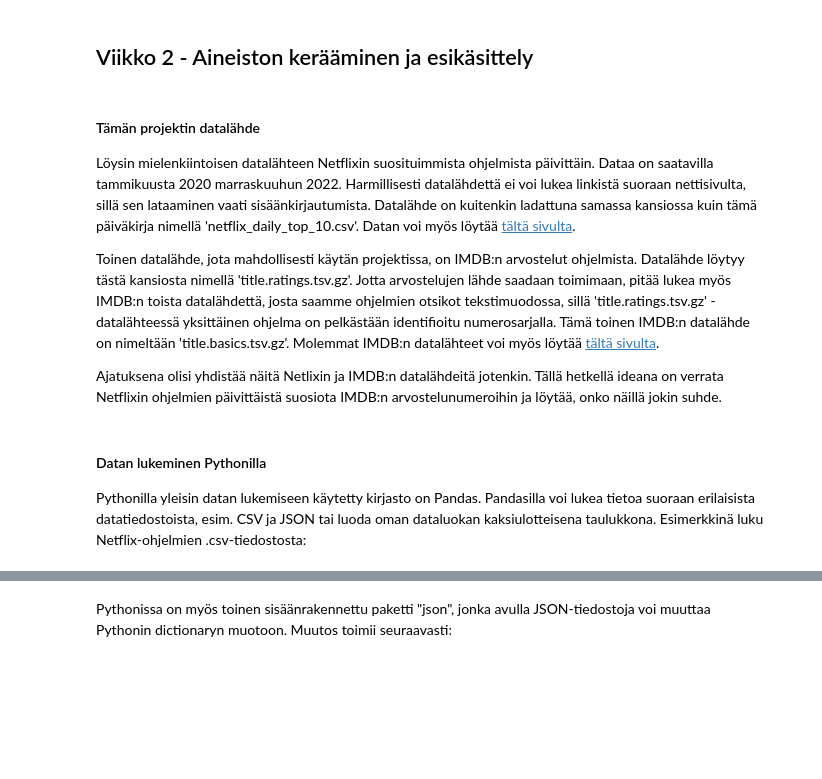
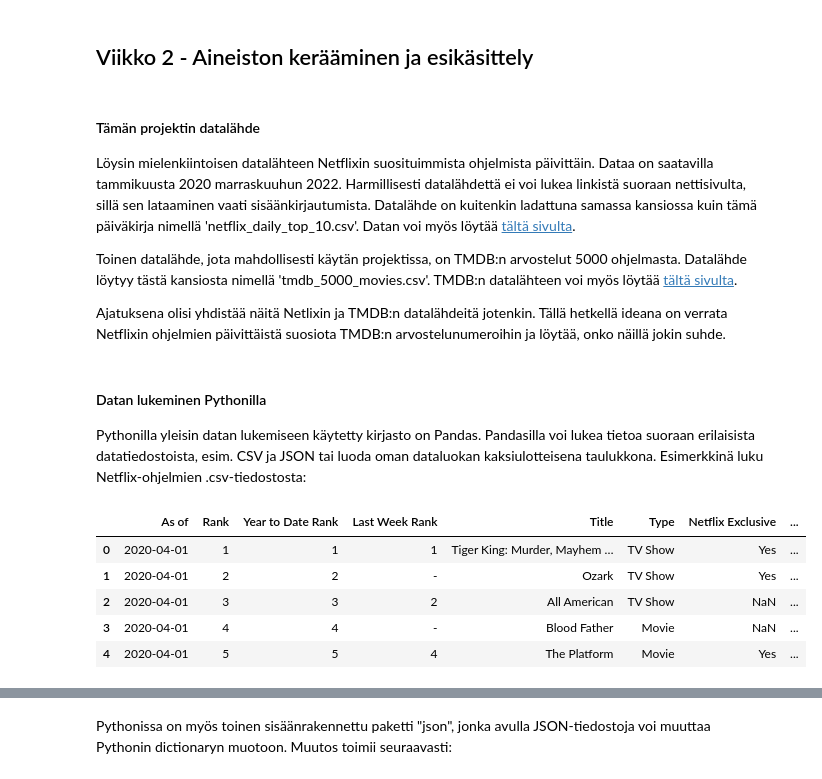
Before and after one commit to pinskii/Joda, a Jupyter notebook: learning_diary/learning_diary.ipynb, the cells around one changed output, grey strips where cells are left out. Cells and saved outputs as stored; diff of their text form; code cells hidden in the pictures; blank space fills up the shorter version.

```diff
--- a/learning_diary/learning_diary.ipynb
+++ b/learning_diary/learning_diary.ipynb
@@ -52,12 +52,20 @@ Dataa voidaan lukea esimerkiksi taulukoista tai muista tiedostoista ja tietokann
 
 Löysin mielenkiintoisen datalähteen Netflixin suosituimmista ohjelmista päivittäin. Dataa on saatavilla tammikuusta 2020 marraskuuhun 2022. Harmillisesti datalähdettä ei voi lukea linkistä suoraan nettisivulta, sillä sen lataaminen vaati sisäänkirjautumista. Datalähde on kuitenkin ladattuna samassa kansiossa kuin tämä päiväkirja nimellä 'netflix_daily_top_10.csv'. Datan voi myös löytää [tältä sivulta](https://www.kaggle.com/datasets/prasertk/netflix-daily-top-10-in-us?resource=download).
 
-Toinen datalähde, jota mahdollisesti käytän projektissa, on IMDB:n arvostelut ohjelmista. Datalähde löytyy tästä kansiosta nimellä 'title.ratings.tsv.gz'. Jotta arvostelujen lähde saadaan toimimaan, pitää lukea myös IMDB:n toista datalähdettä, josta saamme ohjelmien otsikot tekstimuodossa, sillä 'title.ratings.tsv.gz' -datalähteessä yksittäinen ohjelma on pelkästään identifioitu numerosarjalla. Tämä toinen IMDB:n datalähde on nimeltään 'title.basics.tsv.gz'. Molemmat IMDB:n datalähteet voi myös löytää [tältä sivulta](https://developer.imdb.com/non-commercial-datasets/).
+Toinen datalähde, jota mahdollisesti käytän projektissa, on TMDB:n arvostelut 5000 ohjelmasta. Datalähde löytyy tästä kansiosta nimellä 'tmdb_5000_movies.csv'. TMDB:n datalähteen voi myös löytää [tältä sivulta](https://www.kaggle.com/datasets/tmdb/tmdb-movie-metadata/data).
 
-Ajatuksena olisi yhdistää näitä Netlixin ja IMDB:n datalähdeitä jotenkin. Tällä hetkellä ideana on verrata Netflixin ohjelmien päivittäistä suosiota IMDB:n arvostelunumeroihin ja löytää, onko näillä jokin suhde.
+Ajatuksena olisi yhdistää näitä Netlixin ja TMDB:n datalähdeitä jotenkin. Tällä hetkellä ideana on verrata Netflixin ohjelmien päivittäistä suosiota TMDB:n arvostelunumeroihin ja löytää, onko näillä jokin suhde.
 # %% [markdown]
 #### Datan lukeminen Pythonilla
 
 Pythonilla yleisin datan lukemiseen käytetty kirjasto on Pandas. Pandasilla voi lukea tietoa suoraan erilaisista datatiedostoista, esim. CSV ja JSON tai luoda oman dataluokan kaksiulotteisena taulukkona. Esimerkkinä luku Netflix-ohjelmien .csv-tiedostosta:
 # %%
-# pd.read_csv("netflix_daily_top_10.csv")
+df_nf = pd.read_csv("netflix_daily_top_10.csv")
+df_nf.head()
+# %% [output]
+|  | As of | Rank | Year to Date Rank | Last Week Rank | Title | Type | Netflix Exclusive | ... |
+| 0 | 2020-04-01 | 1 | 1 | 1 | Tiger King: Murder, Mayhem … | TV Show | Yes | ... |
+| 1 | 2020-04-01 | 2 | 2 | - | Ozark | TV Show | Yes | ... |
+| 2 | 2020-04-01 | 3 | 3 | 2 | All American | TV Show | NaN | ... |
+| 3 | 2020-04-01 | 4 | 4 | - | Blood Father | Movie | NaN | ... |
+| 4 | 2020-04-01 | 5 | 5 | 4 | The Platform | Movie | Yes | ... |
```
Also changed, not shown: parts of 30 cells of this notebook.
